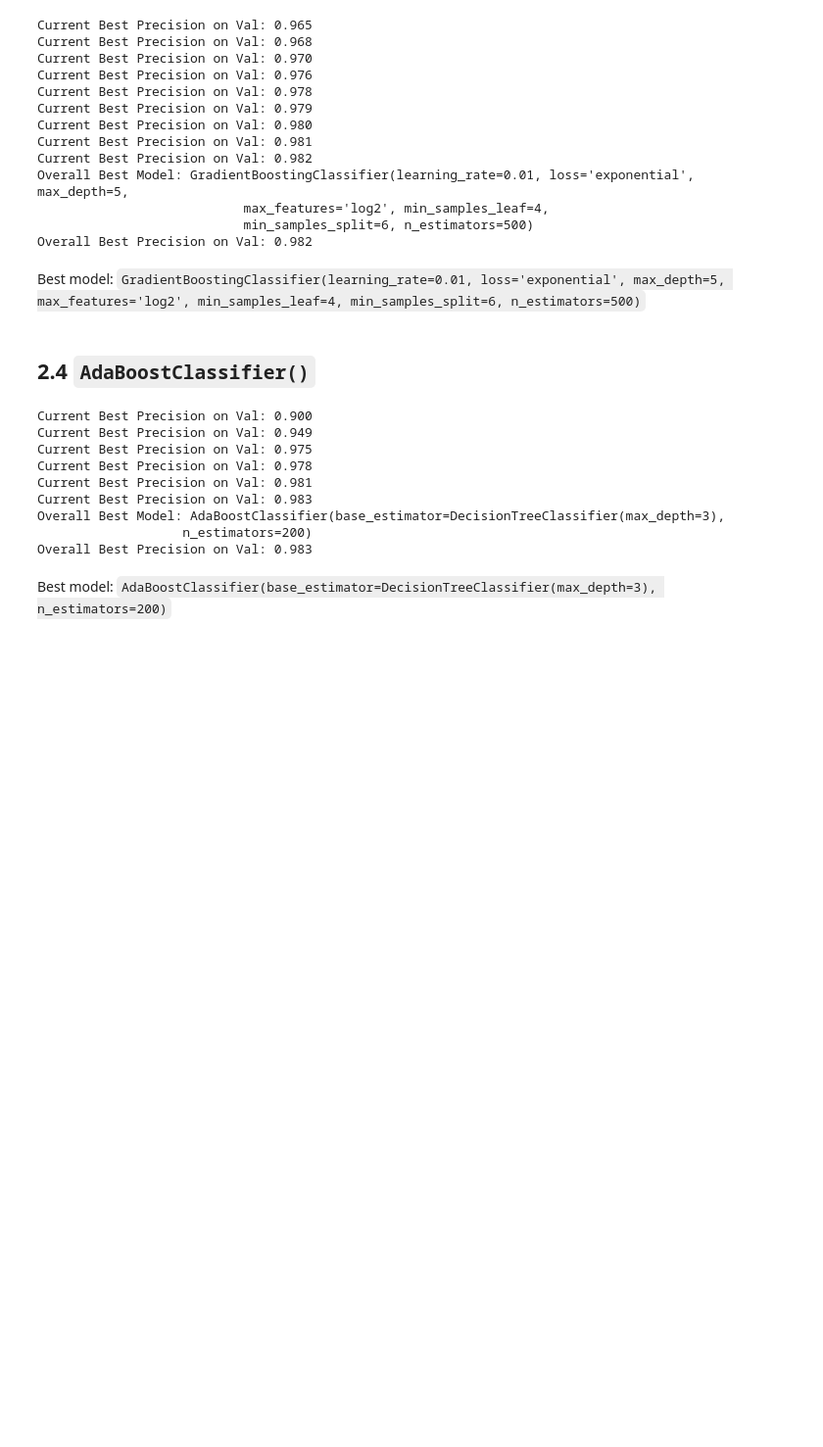
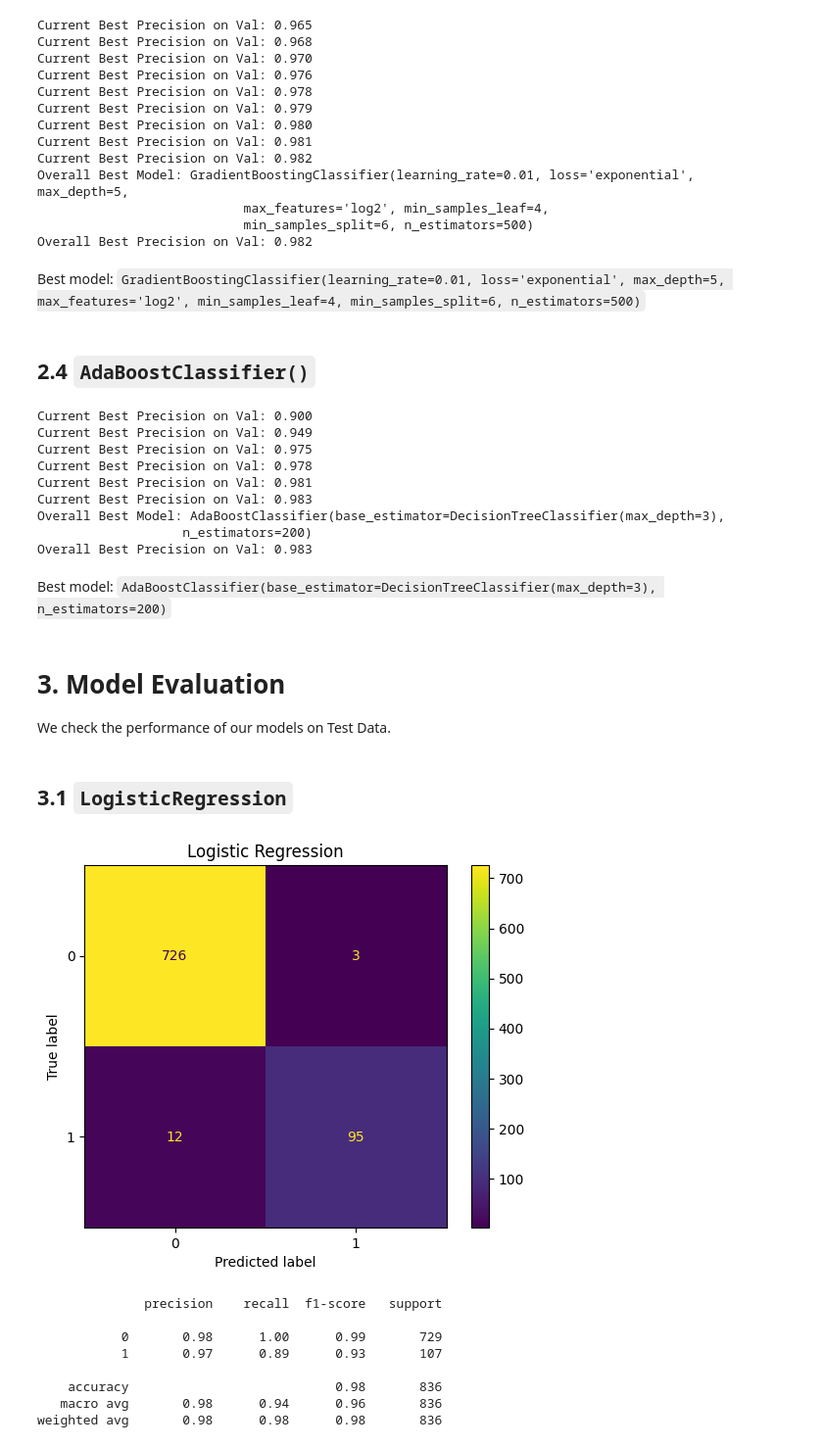
Before and after one commit to sampadk04/Applied_ML_Assignments, a Jupyter notebook: sms_spam_detection/train.ipynb, the cells around one changed output. Shown at 98% size. Saved outputs shown, nothing was run; the diff lists cells and outputs as text; code cells hidden in the pictures; blank space fills up the shorter version.

```diff
--- a/sms_spam_detection/train.ipynb
+++ b/sms_spam_detection/train.ipynb
@@ -261,0 +264,26 @@ Best model: `AdaBoostClassifier(base_estimator=DecisionTreeClassifier(max_depth=
+# %% [markdown]
+# 3. Model Evaluation
+
+We check the performance of our models on Test Data.
+# %% [markdown]
+## 3.1 `LogisticRegression`
+# %%
+y_test_hat = best_logit.predict(X_test)
+
+# show confusion matrix
+cm_display = ConfusionMatrixDisplay.from_predictions(y_test, y_test_hat, values_format='.5g')
+plt.title("Logistic Regression")
+plt.show()
+
+# print the classification report
+print(classification_report(y_test, y_test_hat))
+# %% [output]
+[figure, added]
+              precision    recall  f1-score   support
+
+           0       0.98      1.00      0.99       729
+           1       0.97      0.89      0.93       107
+
+    accuracy                           0.98       836
+   macro avg       0.98      0.94      0.96       836
+weighted avg       0.98      0.98      0.98       836
```
Also changed, not shown: parts of 10 cells of this notebook.
